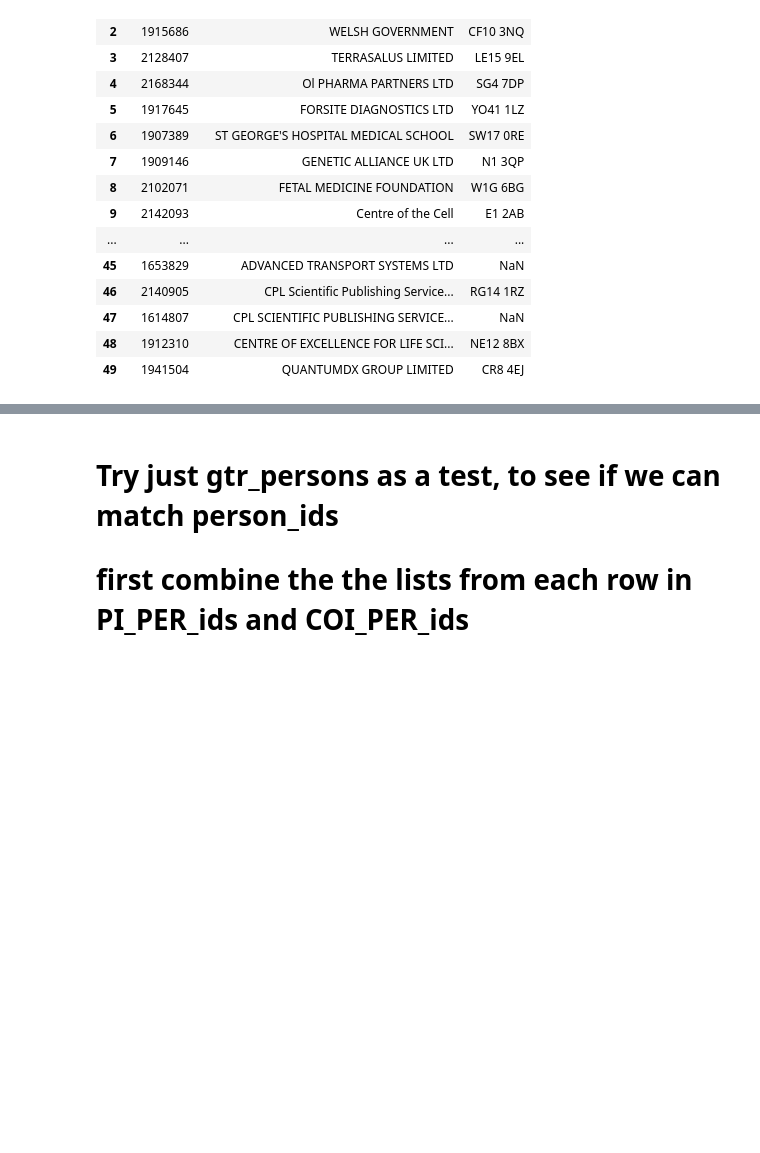
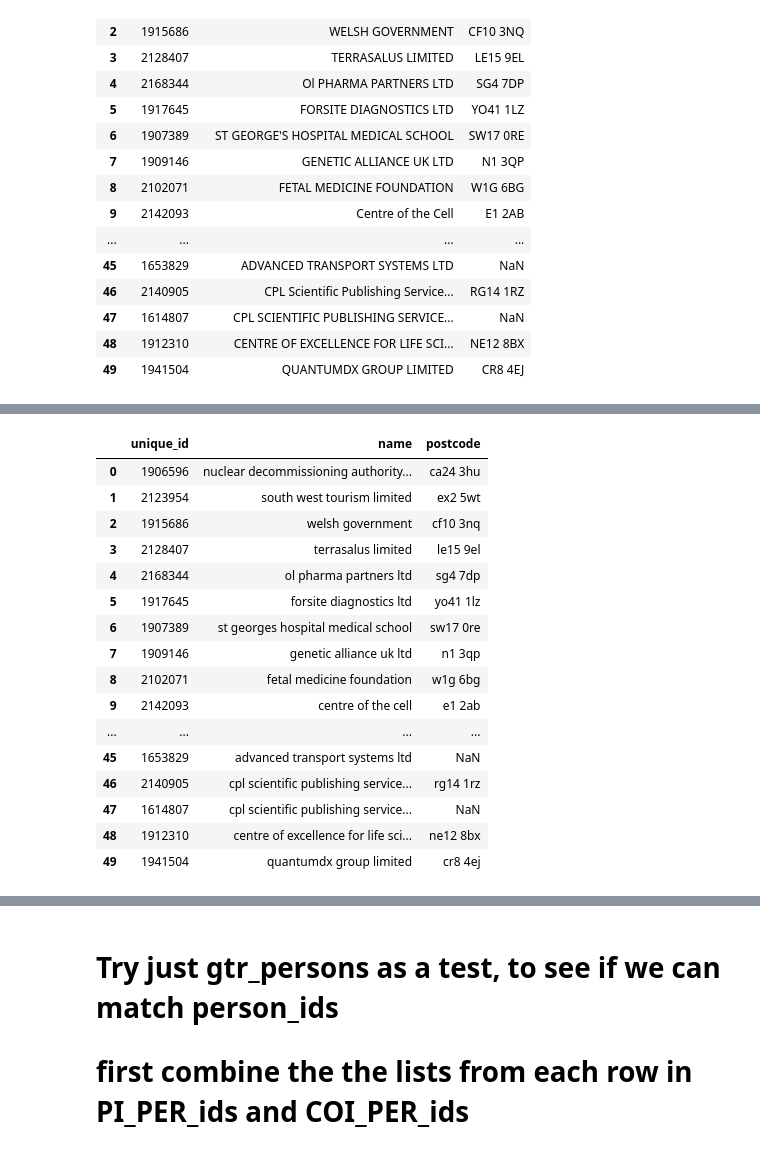
Before and after one commit to hpfield/OrgSync, a Jupyter notebook: eda/splink_simple.ipynb, the cells around one changed output, grey strips where cells are left out. Cells and saved outputs as stored; diff of their text form; code cells hidden in the pictures; blank space fills up the shorter version.

```diff
--- a/eda/splink_simple.ipynb
+++ b/eda/splink_simple.ipynb
@@ -308,0 +232,21 @@ gtr_persons.head(6)
+# %%
+cordis_df = clean_string_columns(cordis_df, columns=["name", "postcode"])
+cordis_df.head(50)
+# %% [output]
+|  | unique_id | name | postcode |
+| 0 | 1906596 | nuclear decommissioning authority... | ca24 3hu |
+| 1 | 2123954 | south west tourism limited | ex2 5wt |
+| 2 | 1915686 | welsh government | cf10 3nq |
+| 3 | 2128407 | terrasalus limited | le15 9el |
+| 4 | 2168344 | ol pharma partners ltd | sg4 7dp |
+| 5 | 1917645 | forsite diagnostics ltd | yo41 1lz |
+| 6 | 1907389 | st georges hospital medical school | sw17 0re |
+| 7 | 1909146 | genetic alliance uk ltd | n1 3qp |
+| 8 | 2102071 | fetal medicine foundation | w1g 6bg |
+| 9 | 2142093 | centre of the cell | e1 2ab |
+| ... | ... | ... | ... |
+| 45 | 1653829 | advanced transport systems ltd | NaN |
+| 46 | 2140905 | cpl scientific publishing service... | rg14 1rz |
+| 47 | 1614807 | cpl scientific publishing service... | NaN |
+| 48 | 1912310 | centre of excellence for life sci... | ne12 8bx |
+| 49 | 1941504 | quantumdx group limited | cr8 4ej |
```
Also changed, not shown: parts of 8 cells of this notebook, 2 other files.
